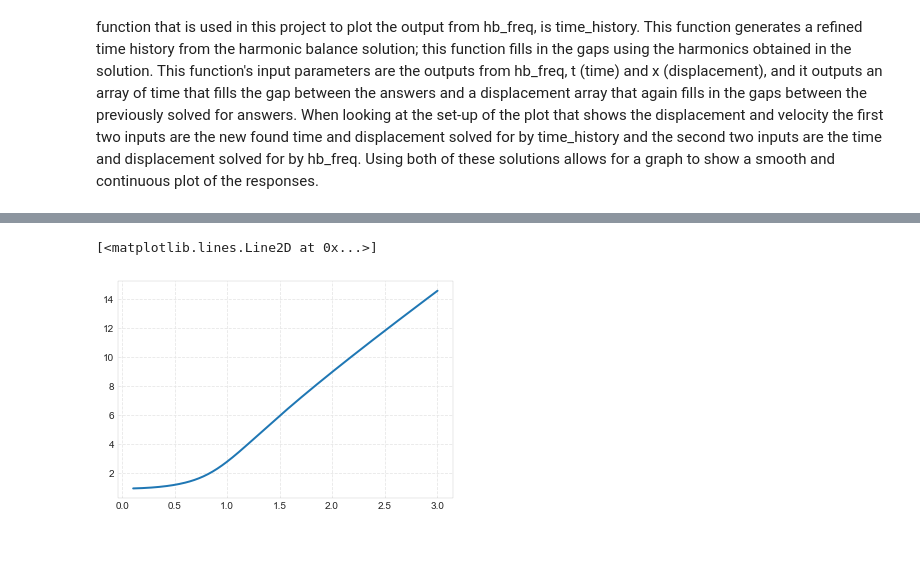
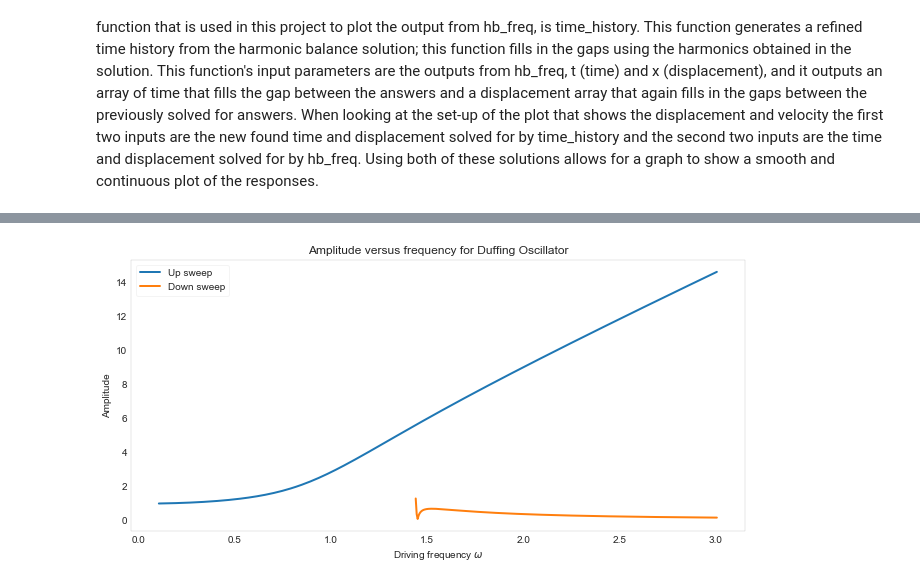
Before and after one commit to w320alm/Non_Linear_System_with_Mousai, a Jupyter notebook: NLSMousai.ipynb, the cells around one changed output, grey strips where cells are left out. Cells and saved outputs as stored; diff of their text form; code cells hidden in the pictures; blank space fills up the shorter version.

Commit message:
Multiple nu values

```diff
--- a/NLSMousai.ipynb
+++ b/NLSMousai.ipynb
@@ -110,6 +109,8 @@ plt.grid(True)
 # %%
 nu1 = 0.00000005
+nu1a = 0.0005
 nu2 = 0.00000005
+nu2a = 0.0005
 # %%
 omega = np.arange(0, 3, 1 / 200) + 1 / 200
 amp = sp.zeros_like(omega)
@@ -167,18 +170,30 @@ plt.grid()
 # %%
-omega = sp.linspace(0.1,3,200)+1/200
-amp = sp.zeros_like(omega)
+omegal = np.arange(3, .03, -1 / 200) + 1 / 200
+ampl = sp.zeros_like(omegal)
+ampl[:] = np.nan
+
 t, x, e, amps, phases = ms.hb_time(nls_ms, num_variables=2,
-                                 omega=1 , eqform='second_order', num_harmonics=1,params={'nu1':0.05,'nu2':0.025,'k':0.05,'alpha1':1,'alpha3':1})
+                                 omega=1.43265271, eqform='second_order', num_harmonics=1, params={'nu1':nu1,'nu2':nu2,'k':0.05,'alpha1':1,'alpha3':1})
+for i, freq in enumerate(omegal):
+    # Here we try to obtain solutions, but if they don't work,
+    # we ignore them by inserting `np.nan` values.
+    x = x - np.average(x)
+    try:
+        t, x, e, amps, phases = ms.hb_time(nls_ms, x0=x,
+                 omega=freq, eqform='second_order', num_harmonics=1, params={'nu1':nu2,'nu2':nu2,'k':0.05,'alpha1':1,'alpha3':1})
+        ampl[i] = amps[0]
+    except:
+        ampl[i] = np.nan
+    if np.isnan(ampl[i]):
+        break
 
-for i, freq in enumerate(omega):
-    #print(i,freq,x)
-    try:
-        t, x, e, amps, phases = ms.hb_freq(nls_ms, x, freq, params={'nu1':0.05,'nu2':0.025,'k':0.05,'alpha1':1,'alpha3':1})
-        amp[i]=amps[0]
-    except:
-       amp[i] = sp.nan
-plt.plot(omega, amp)
-#print(amp)
+
+plt.plot(omega,amp, label='Up sweep')
+plt.plot(omegal,ampl, label='Down sweep')
+plt.legend()
+plt.title('Amplitude versus frequency for Duffing Oscillator')
+plt.xlabel('Driving frequency $\\omega$')
+plt.ylabel('Amplitude')
+plt.grid()
 # %% [output]
-[<matplotlib.lines.Line2D at 0x...>]
-[figure, old version]
+[figure, new version]
```
Also changed, not shown: parts of 8 cells of this notebook.
